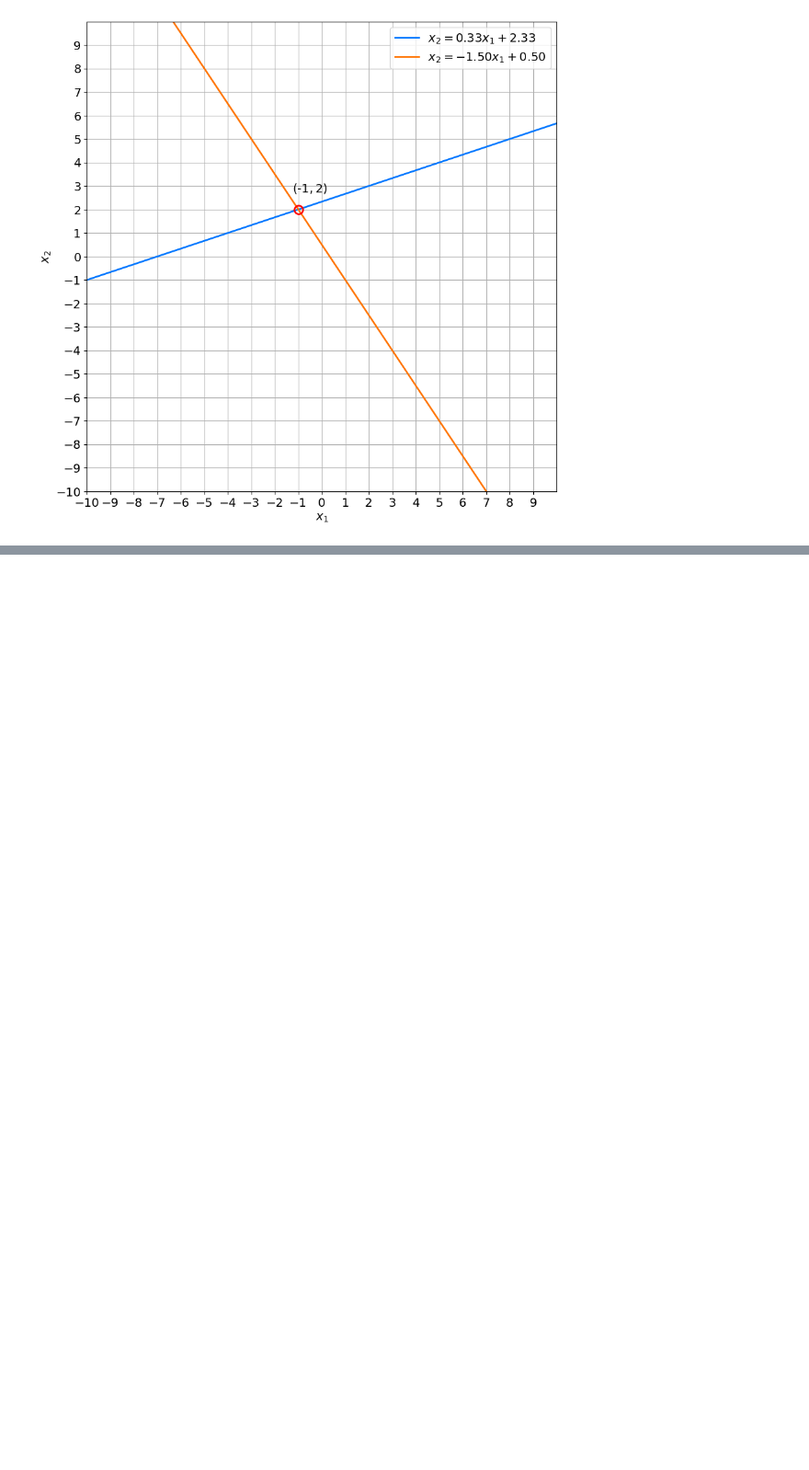
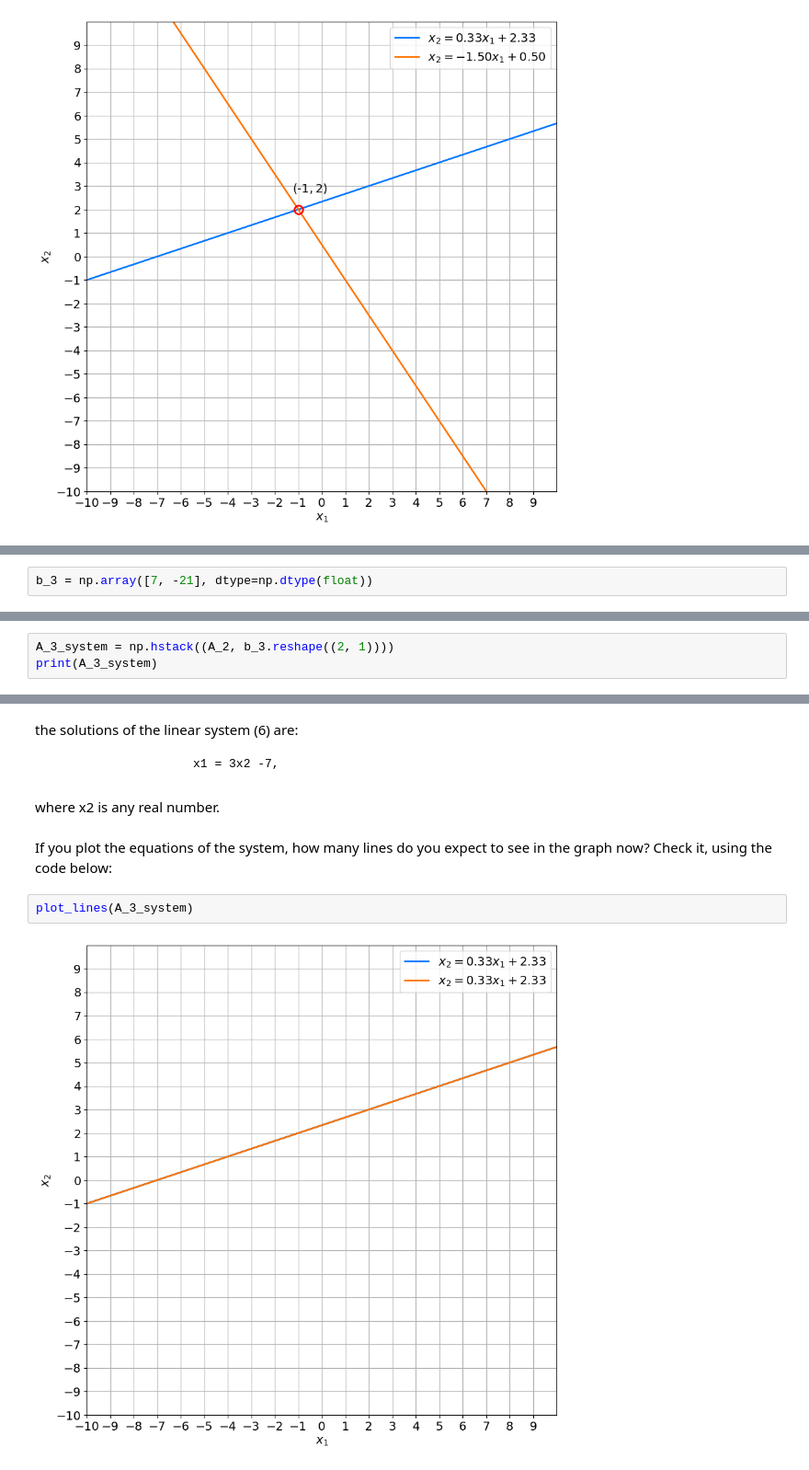
Before and after one commit to Navkirat9339/ML-Maths, a Jupyter notebook: Course_1 Linear Algebra/Week_1/Lab_2_Solving_Linear_Systems_2_variables.ipynb, the cells around one changed output, grey strips where cells are left out. Shown at 92% size. Cells and saved outputs as stored; diff of their text form; blank space fills up the shorter version.

```diff
--- a/Course_1 Linear Algebra/Week_1/Lab_2_Solving_Linear_Systems_2_variables.ipynb
+++ b/Course_1 Linear Algebra/Week_1/Lab_2_Solving_Linear_Systems_2_variables.ipynb
@@ -182,0 +250,2 @@ plot_lines(A_system)
+# %%
+b_3 = np.array([7, -21], dtype=np.dtype(float))
@@ -182,0 +254,3 @@ plot_lines(A_system)
+# %%
+A_3_system = np.hstack((A_2, b_3.reshape((2, 1))))
+print(A_3_system)
@@ -182,0 +278,12 @@ plot_lines(A_system)
+# %% [markdown]
+the solutions of the linear system (6) are:
+
+                        x1 = 3x2 -7,
+# %% [markdown]
+where x2 is any real number.
+# %% [markdown]
+If you plot the equations of the system, how many lines do you expect to see in the graph now? Check it, using the code below:
+# %%
+plot_lines(A_3_system)
+# %% [output]
+[figure, added]
```
Also changed, not shown: parts of 19 cells of this notebook.
